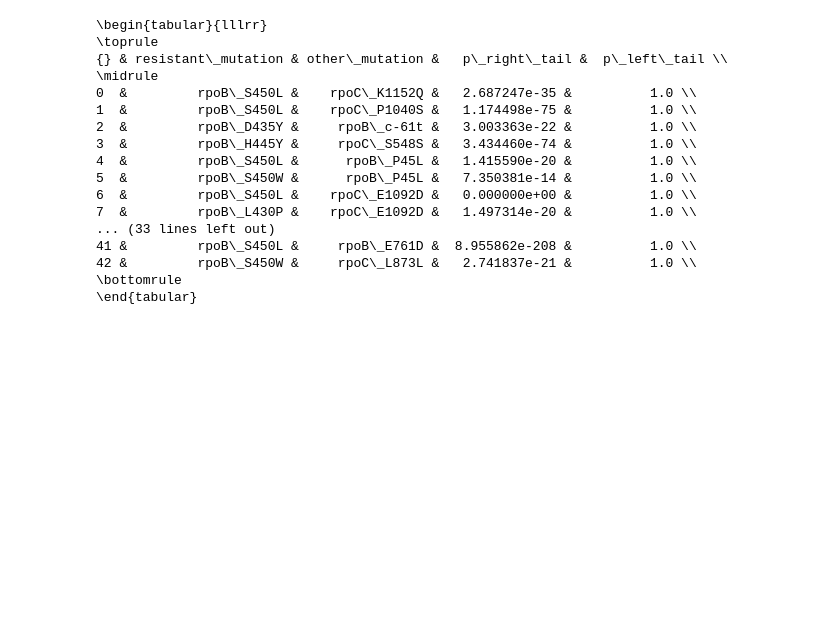
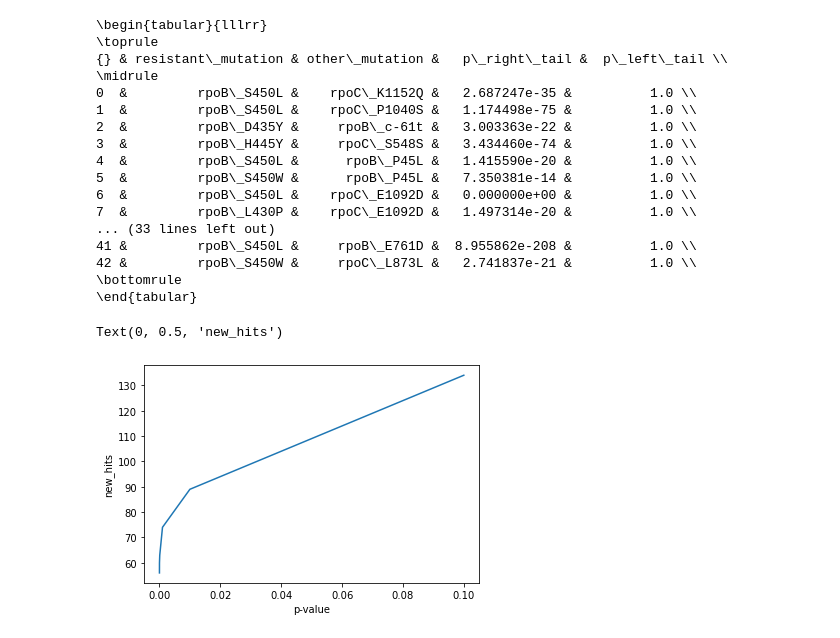
Before and after one commit to fowler-lab/tb-rnap-compensation, a Jupyter notebook: Create figures and tables.ipynb, the cells around one changed output. Drawn from its saved outputs; the diff is of its cells as text; code cells hidden in the pictures; blank space fills up the shorter version.

Commit message:
made figures for cutoff decisions

```diff
--- a/Create figures and tables.ipynb
+++ b/Create figures and tables.ipynb
@@ -82,3 +83,13 @@ print(new.to_latex())
 42 &         rpoB\_S450W &     rpoC\_L873L &   2.741837e-21 &          1.0 \\
 \bottomrule
 \end{tabular}
+# %%
+#cut-off_50
+p_value = [0.1,0.01,0.001,0.0001,0.00001,0.000001,0.0000001]
+n_hits = [134, 89, 74, 63, 60, 57, 56]
+plt.plot(p_value,n_hits)
+plt.xlabel('p-value')
+plt.ylabel('new_hits')
+# %% [output]
+Text(0, 0.5, 'new_hits')
+[figure, added]
```
Also changed, not shown: parts of 10 cells of this notebook.
